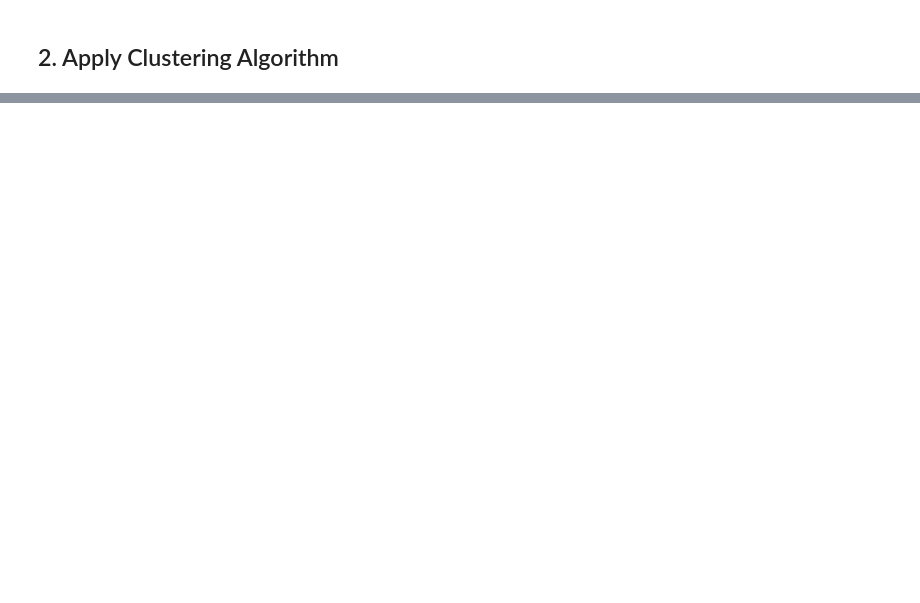
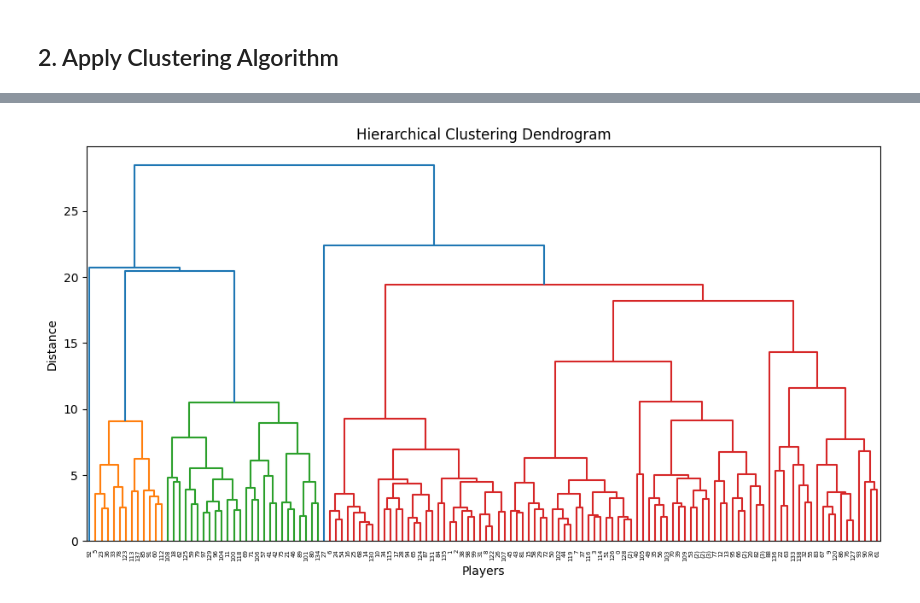
Before and after one commit to Makster04/Phase_4_Project, a Jupyter notebook: Project.ipynb, the cells around one changed output, grey strips where cells are left out. Saved outputs shown, nothing was run; the diff lists cells and outputs as text; code cells hidden in the pictures; blank space fills up the shorter version.

```diff
--- a/Project.ipynb
+++ b/Project.ipynb
@@ -554,0 +542,22 @@ display(merged_df[['Player', 'Cluster']])
+# %%
+import scipy.cluster.hierarchy as sch
+from sklearn.cluster import AgglomerativeClustering
+import matplotlib.pyplot as plt
+
+# Perform Hierarchical Clustering (Agglomerative)
+optimal_k = 7  # Same as K-Means for comparison
+hc = AgglomerativeClustering(n_clusters=optimal_k, affinity='euclidean', linkage='ward')
+cluster_labels_hc = hc.fit_predict(X_scaled)
+
+# Add cluster labels to the dataframe
+merged_df["Cluster_HC"] = cluster_labels_hc
+
+# Plot the Dendrogram
+plt.figure(figsize=(12, 6))
+sch.dendrogram(sch.linkage(X_scaled, method='ward'), truncate_mode='level', p=10)
+plt.title("Hierarchical Clustering Dendrogram")
+plt.xlabel("Players")
+plt.ylabel("Distance")
+plt.show()
+# %% [output]
+[figure, added]
```
Also changed, not shown: parts of 6 cells of this notebook.
